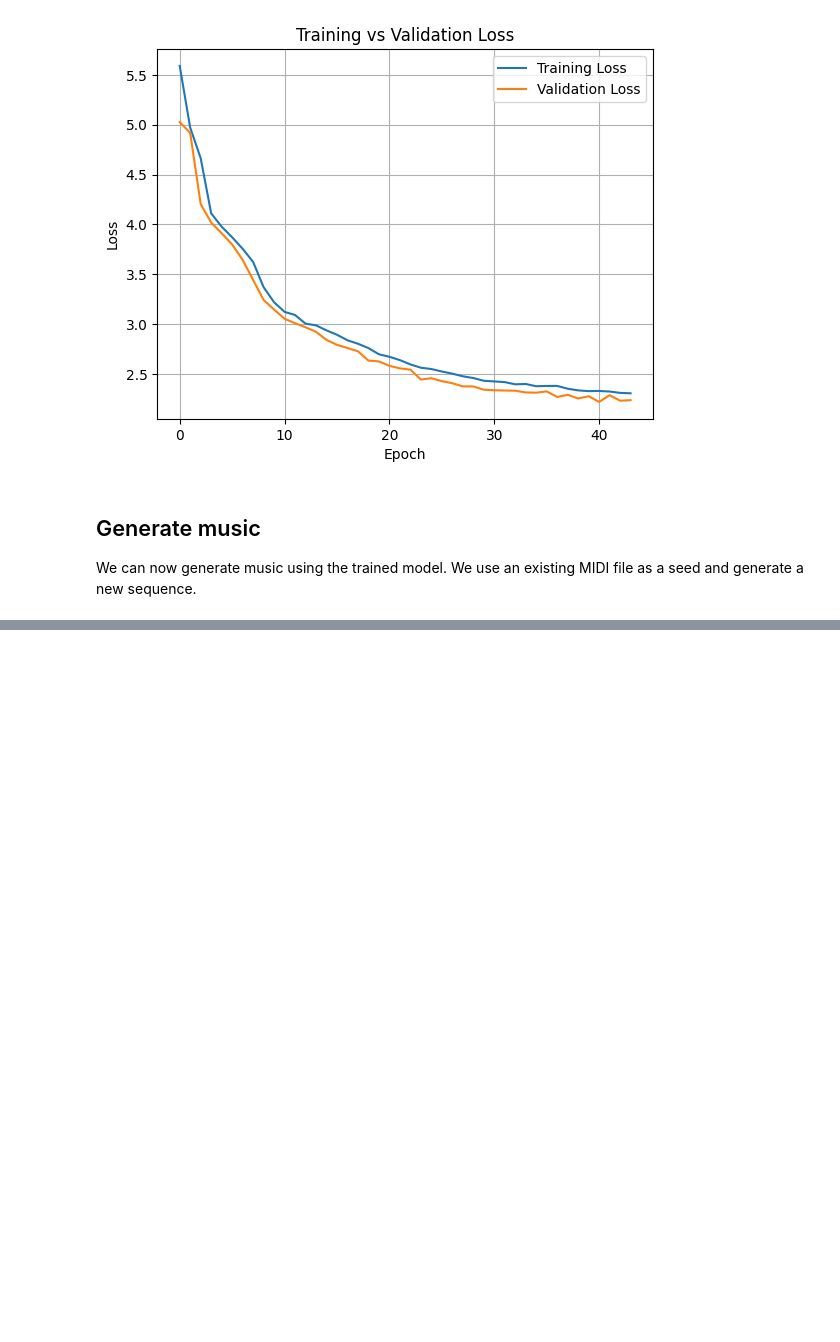
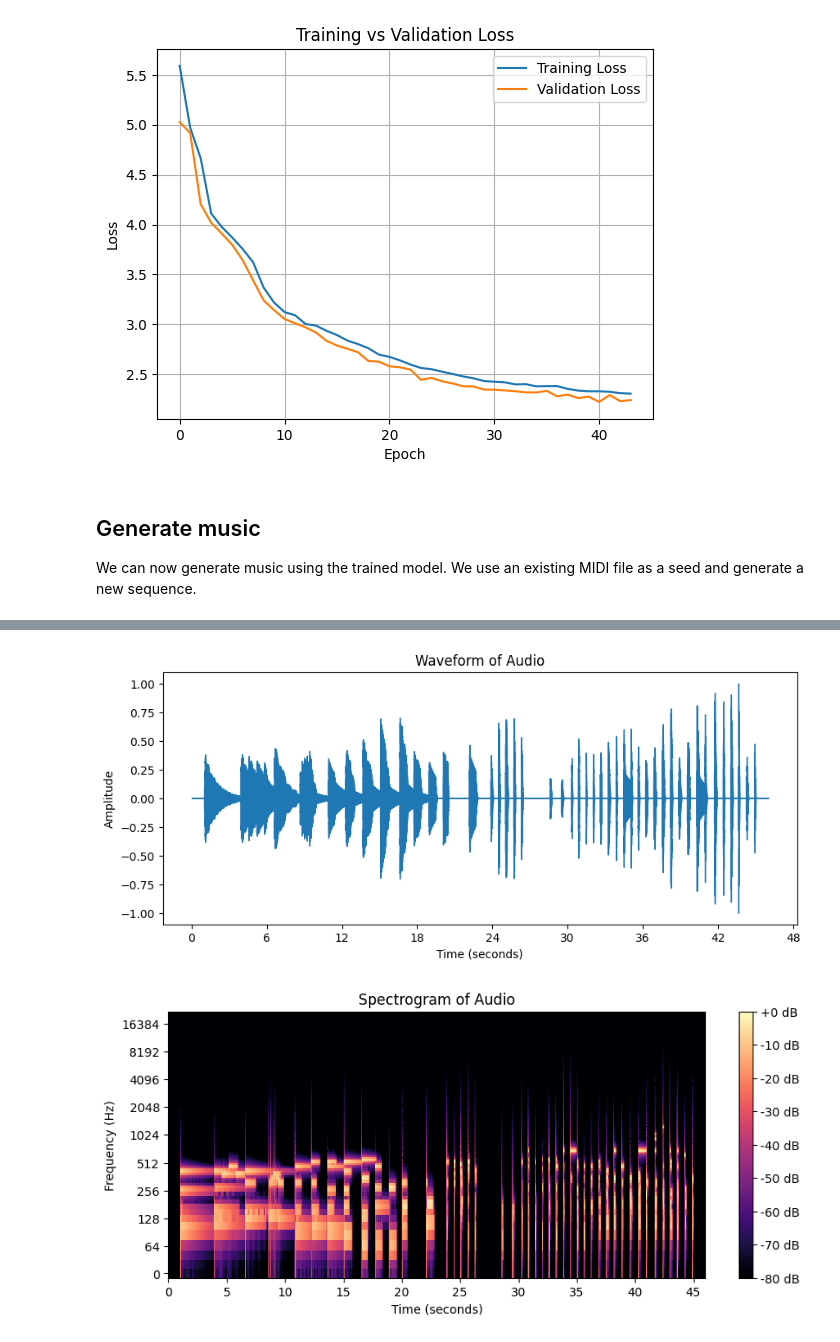
Before and after one commit to VishibSlathia/Music-Generation-using-DL-MP-, a Jupyter notebook: notebooks/transformer.ipynb, the cells around one changed output, grey strips where cells are left out. Saved outputs shown, nothing was run; the diff lists cells and outputs as text; code cells hidden in the pictures; blank space fills up the shorter version.

```diff
--- a/notebooks/transformer.ipynb
+++ b/notebooks/transformer.ipynb
@@ -590,33 +639,36 @@ NameError: name 'visualize_midi' is not defined
 # %%
 import librosa
 import librosa.display
 import matplotlib.pyplot as plt
 import numpy as np
 
 # Path of the saved audio file
-audio_path = "tmp/" + output_file.split("/")[-1].replace(".midi", ".wav").replace(".mid", ".wav")
+audio_path = "/content/tmp/new.wav"
 
 # Load audio file
 y, sr = librosa.load(audio_path, sr=None)
 
 # Plot waveform
 plt.figure(figsize=(10, 4))
 librosa.display.waveshow(y, sr=sr)
 plt.title("Waveform of Audio")
 plt.xlabel("Time (seconds)")
 plt.ylabel("Amplitude")
 plt.show()
 
 # Compute Spectrogram
 D = librosa.amplitude_to_db(np.abs(librosa.stft(y)), ref=np.max)
 
 # Plot Spectrogram
 plt.figure(figsize=(10, 4))
 librosa.display.specshow(D, sr=sr, x_axis="time", y_axis="log")
 plt.colorbar(format="%+2.0f dB")
 plt.title("Spectrogram of Audio")
 plt.xlabel("Time (seconds)")
 plt.ylabel("Frequency (Hz)")
 plt.show()
+# %% [output]
+[figure, added]
+[figure, added]
 # %%
 print(val_paths[-1])
```
Also changed, not shown: parts of 8 cells of this notebook.
